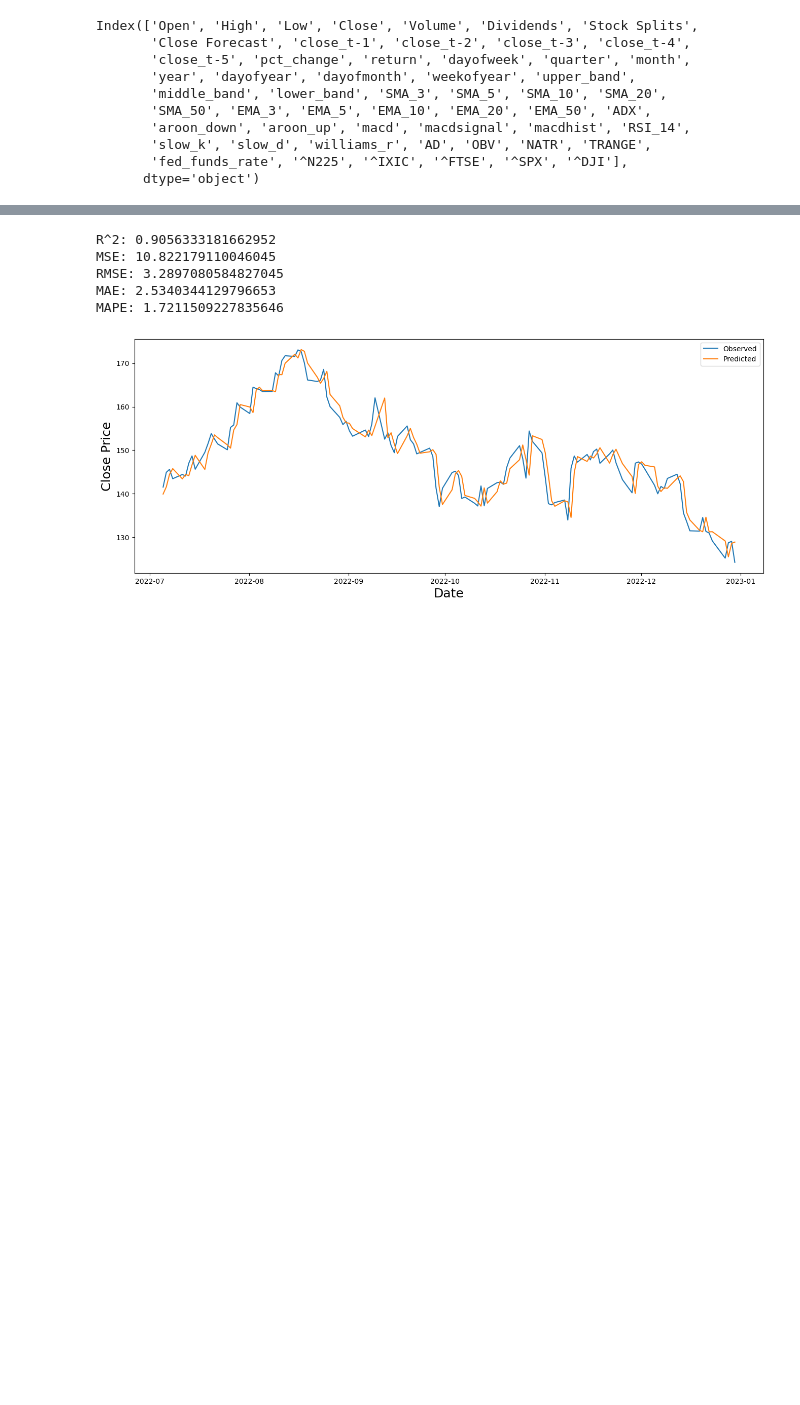
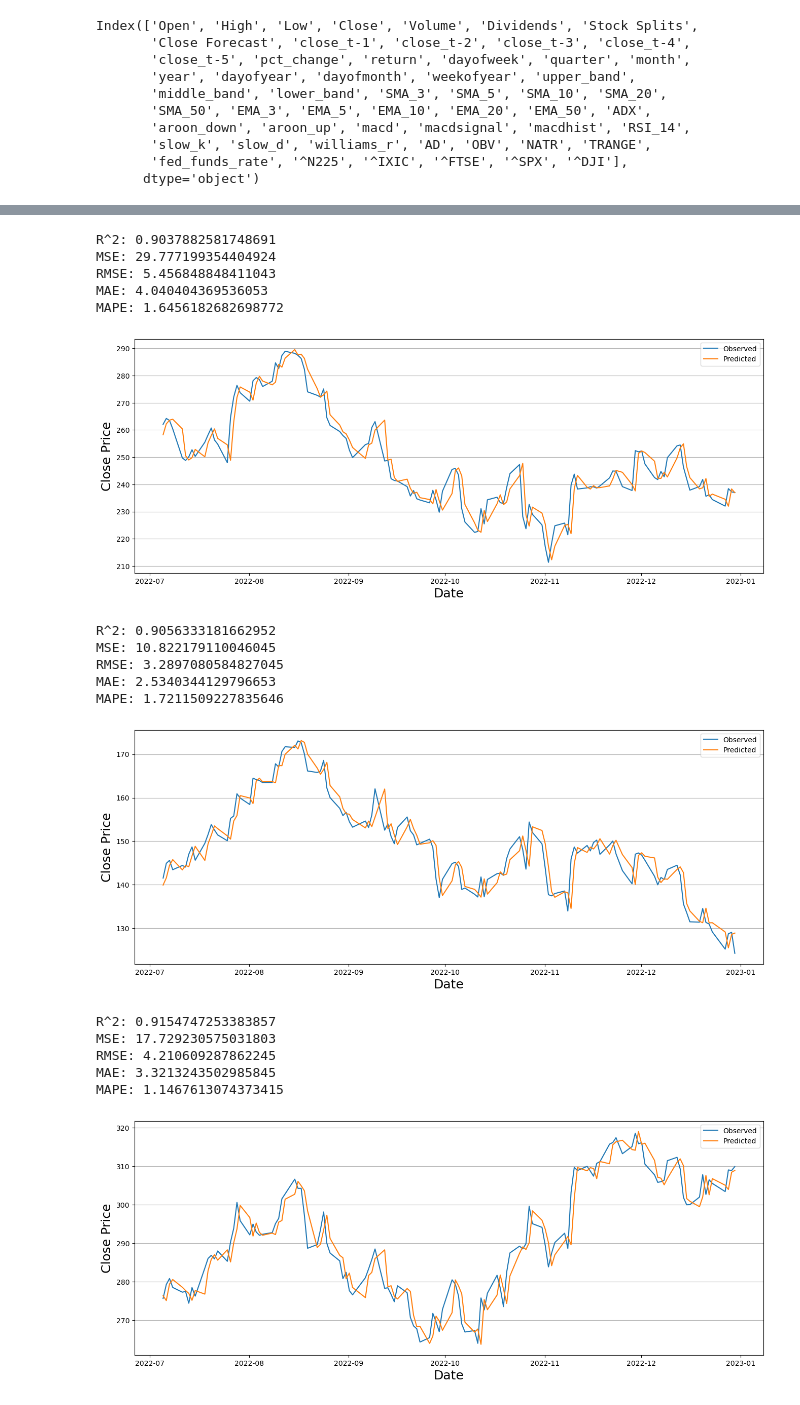
Before and after one commit to luo-simon/stock-predictions, a Jupyter notebook: src/visualisation/results.ipynb, the cells around one changed output, grey strips where cells are left out. Drawn from its saved outputs; the diff is of its cells as text; code cells hidden in the pictures; blank space fills up the shorter version.

```diff
--- a/src/visualisation/results.ipynb
+++ b/src/visualisation/results.ipynb
@@ -29,5 +27,8 @@ Index(['Open', 'High', 'Low', 'Close', 'Volume', 'Dividends', 'Stock Splits',
        'slow_k', 'slow_d', 'williams_r', 'AD', 'OBV', 'NATR', 'TRANGE',
        'fed_funds_rate', '^N225', '^IXIC', '^FTSE', '^SPX', '^DJI'],
       dtype='object')
+# %%
+stocks = ["MSFT", "AAPL", "NVDA", "AMZN", "META", "GOOG", "BRK-B", "LLY", "AVGO", "TSLA", "JPM", "UNH", "V", "XOM", "JNJ", "MA", "PG", "HD", "MRK", "COST"]
+stocks = ["MSFT", "AAPL", "BRK-B"]
 # %%
 from src.models.Baseline.evaluate import eval
@@ -42,13 +61,25 @@ MAPE: 1.7006109697709257
 # %%
 from src.models.ARIMA.evaluate import eval
 
 p, d, q = 2, 1, 3
 run_id = "b535292cf0aa4b67aceb43ac213e66f9"
-y_pred, y_true = eval(p, d, q, run_id)
+y_pred, y_true = eval(p, d, q, run_id, stocks)
 # %% [output]
-R^2: 0.9056333181662952
-MSE: 10.822179110046045
-RMSE: 3.2897080584827045
-MAE: 2.5340344129796653
-MAPE: 1.7211509227835646
+R^2: 0.9037882581748691
+MSE: 29.777199354404924
+RMSE: 5.456848848411043
+MAE: 4.040404369536053
+MAPE: 1.6456182682698772
-[figure, old version]
+[figure, new version]
+R^2: 0.9056333181662952
+MSE: 10.822179110046045
+RMSE: 3.2897080584827045
+MAE: 2.5340344129796653
+MAPE: 1.7211509227835646
+[figure, added]
+R^2: 0.9154747253383857
+MSE: 17.729230575031803
+RMSE: 4.210609287862245
+MAE: 3.3213243502985845
+MAPE: 1.1467613074373415
+[figure, added]
```
Also changed, not shown: parts of 7 cells of this notebook, 21 other files.
